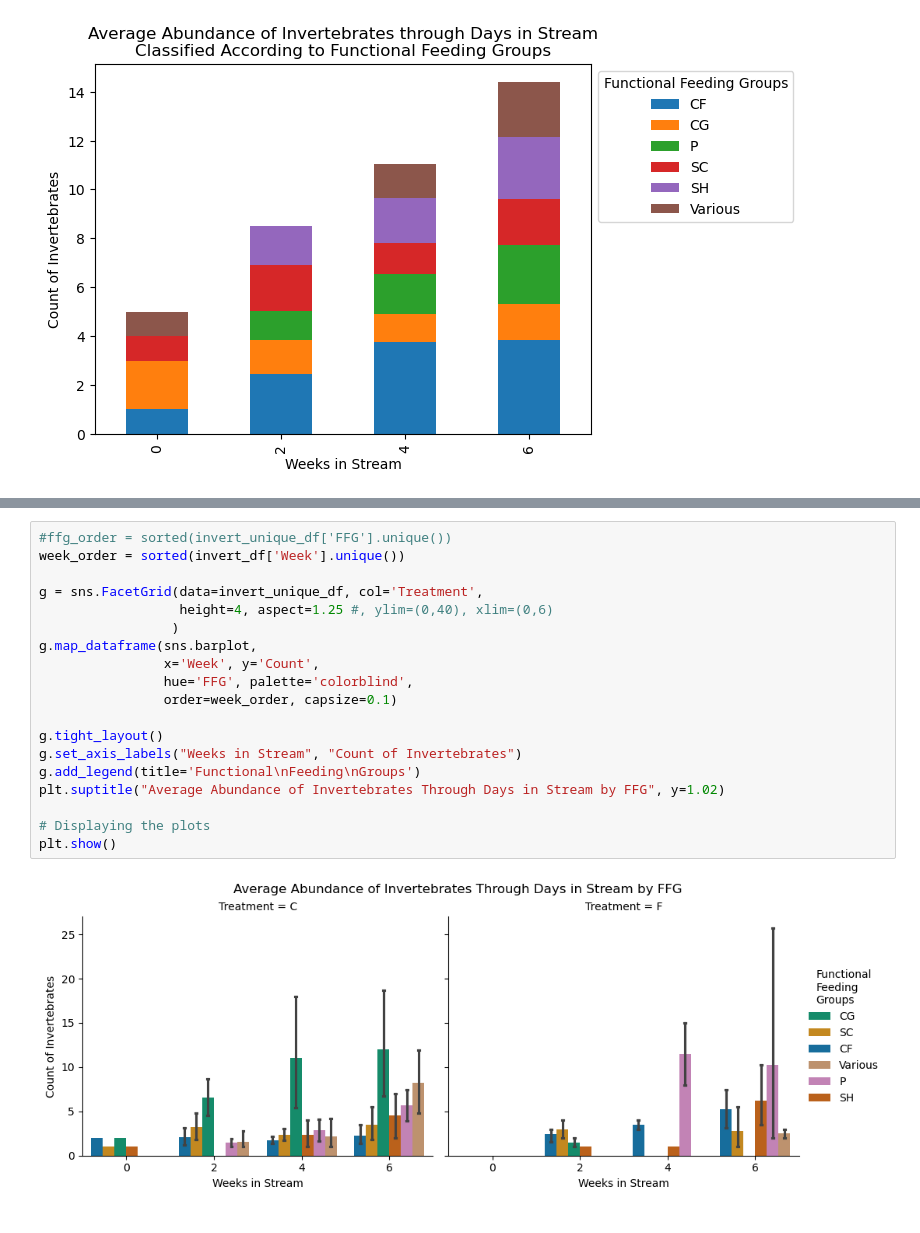
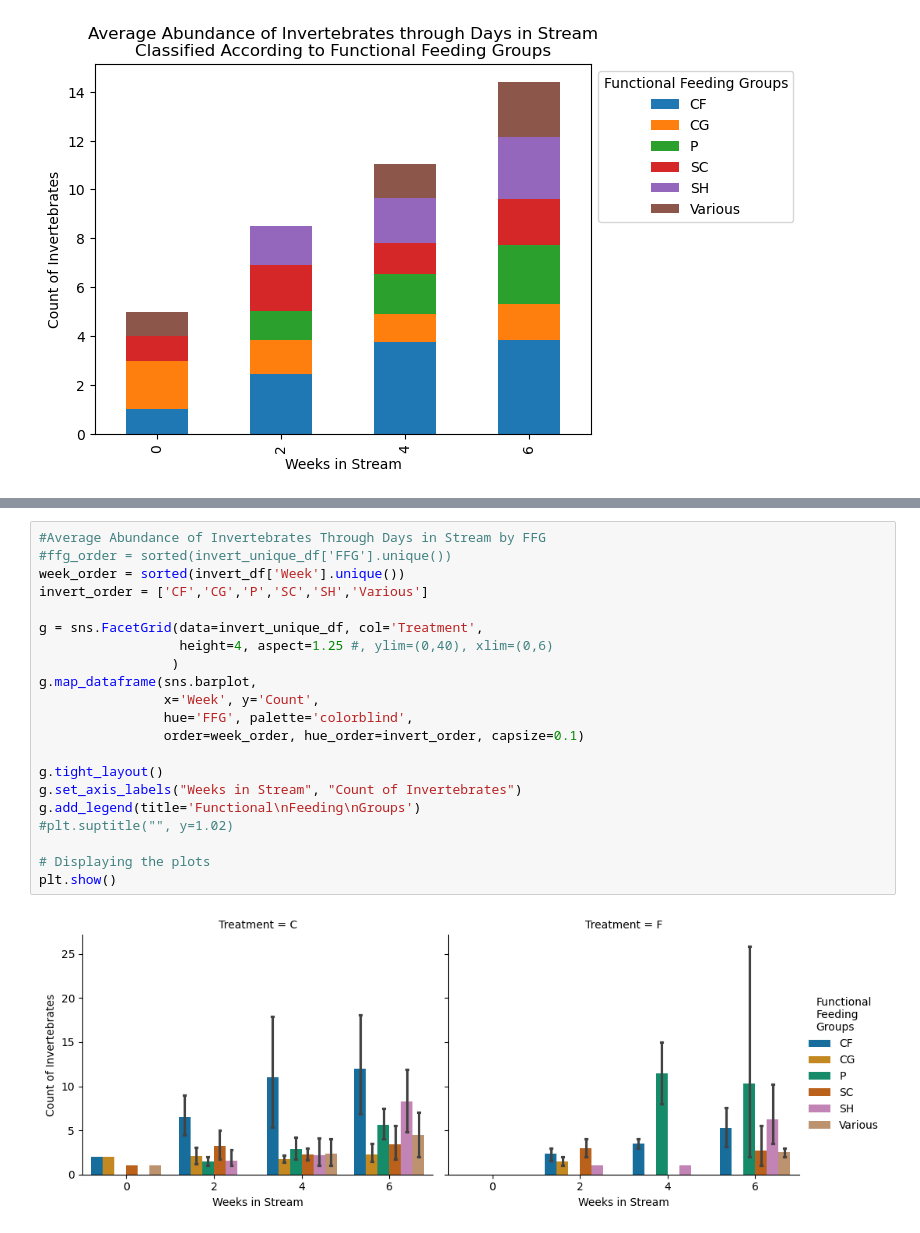
Before and after one commit to stevenzhouzh/Steam-LeafPacks, a Jupyter notebook: Report/LeafPack_Analysis_Class.ipynb, the cells around one changed output, grey strips where cells are left out. Saved outputs shown, nothing was run; the diff lists cells and outputs as text.

```diff
--- a/Report/LeafPack_Analysis_Class.ipynb
+++ b/Report/LeafPack_Analysis_Class.ipynb
@@ -329,21 +1153,23 @@ plt.show()
 # %%
+#Average Abundance of Invertebrates Through Days in Stream by FFG
 #ffg_order = sorted(invert_unique_df['FFG'].unique())
 week_order = sorted(invert_df['Week'].unique())
+invert_order = ['CF','CG','P','SC','SH','Various']
 
 g = sns.FacetGrid(data=invert_unique_df, col='Treatment',
                   height=4, aspect=1.25 #, ylim=(0,40), xlim=(0,6)
                  )
 g.map_dataframe(sns.barplot,
                 x='Week', y='Count',
                 hue='FFG', palette='colorblind',
-                order=week_order, capsize=0.1)
+                order=week_order, hue_order=invert_order, capsize=0.1)
 
 g.tight_layout()
 g.set_axis_labels("Weeks in Stream", "Count of Invertebrates")
 g.add_legend(title='Functional\nFeeding\nGroups')
-plt.suptitle("Average Abundance of Invertebrates Through Days in Stream by FFG", y=1.02)
+#plt.suptitle("", y=1.02)
 
 # Displaying the plots
 plt.show()
 # %% [output]
-[figure, old version]
+[figure, new version]
```
Also changed, not shown: parts of 112 cells of this notebook, 1 other file.
